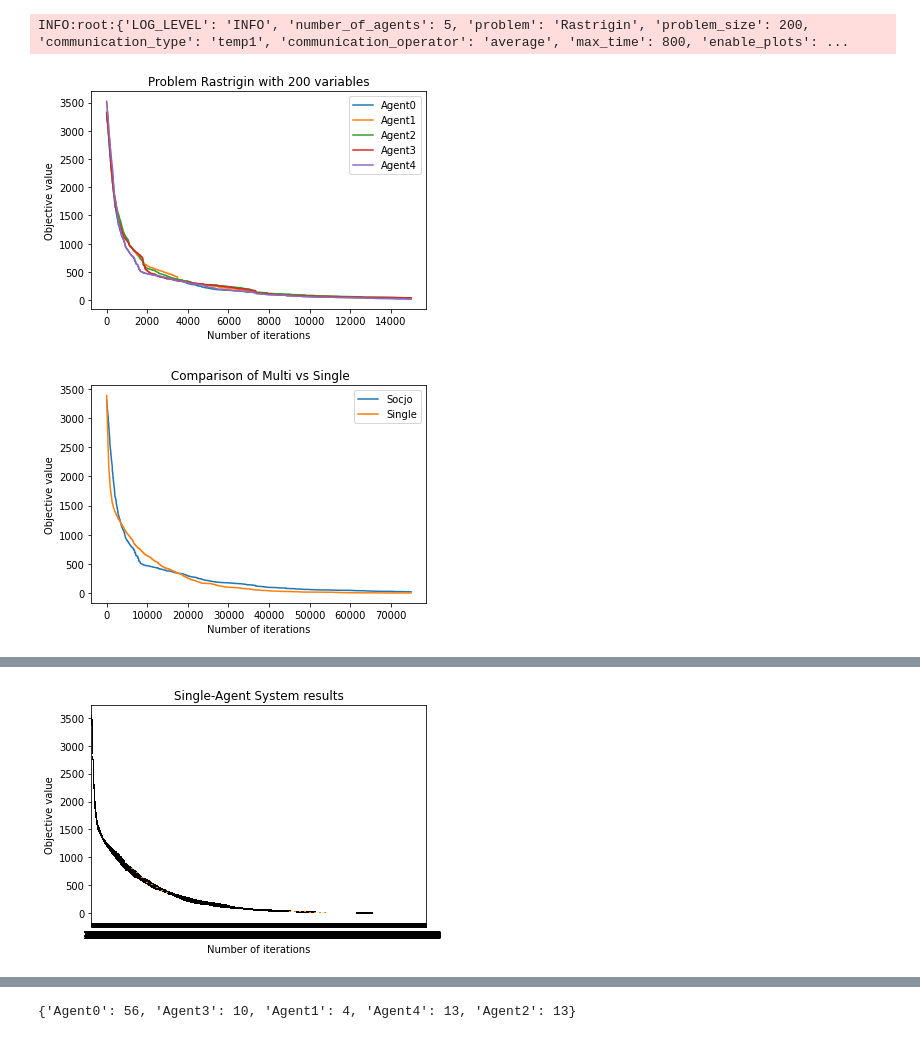
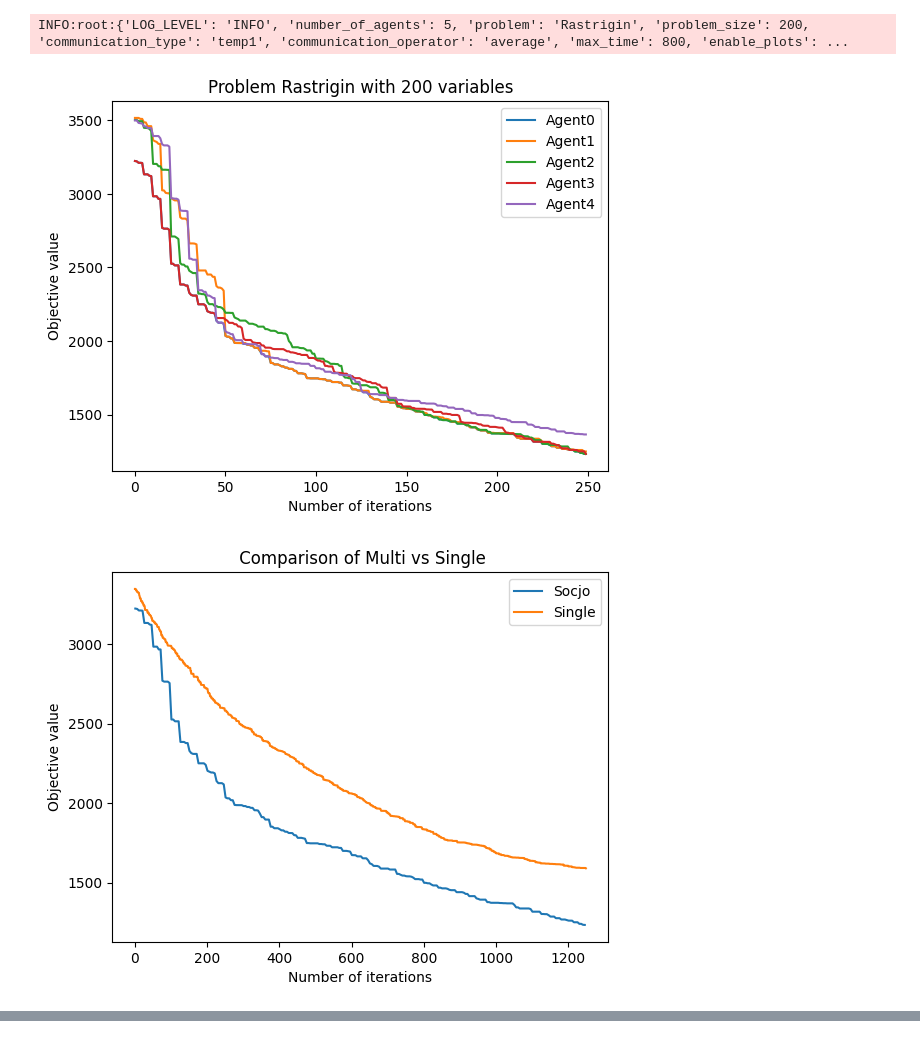
Before and after one commit to KrzysztofCzech/Algorytm-stadny, a Jupyter notebook: src/test.ipynb, the cells around one changed output, grey strips where cells are left out. Cells and saved outputs as stored; diff of their text form; code cells hidden in the pictures.

```diff
--- a/src/test.ipynb
+++ b/src/test.ipynb
@@ -12,33 +12,33 @@ with open("config.json","r") as f:
     settings = Settings(f)
 
 logging.basicConfig(level=settings.log_level)
 logging.info(settings.json_settings)
 config = settings.decodeAgentsData()
 
 
 Agents, Agent_Reference = create_agents_float_solution(config)
 
 runner = MultiAgentRunner(agents= Agents, agent_single= Agent_Reference)
 
 
 
 Statistic_runner = StatisticRunner(runner)
 run_next = True
 runs = 0
 # while run_next:
 
 
-Statistic_runner.run_an_collect_data(no_runs = 3, cycles=600 , cycle_iter=25, num_of_comm=2 )
+Statistic_runner.run_an_collect_data(no_runs = 2, cycles=600 , cycle_iter=30, num_of_comm=3 )
 # passed_time = (time() - time1)/60
 # runs += 1
 # if (settings.maxtime - passed_time ) <  passed_time/runs*1.2:
 #     run_next = False
 # logging.info(f"Passed time : {passed_time}")
 
 # Statistic_runner.save_progres()
 if settings.enable_plots:
     Statistic_runner.plot()
 # %% [output]
 INFO:root:{'LOG_LEVEL': 'INFO', 'number_of_agents': 5, 'problem': 'Rastrigin', 'problem_size': 200, 'communication_type': 'temp1', 'communication_operator': 'average', 'max_time': 800, 'enable_plots': ...
-[figure, old version]
+[figure, new version]
-[figure, old version]
+[figure, new version]
@@ -50 +49,0 @@ INFO:root:{'LOG_LEVEL': 'INFO', 'number_of_agents': 5, 'problem': 'Rastrigin', '
-[figure, removed]
@@ -52,4 +49,0 @@ INFO:root:{'LOG_LEVEL': 'INFO', 'number_of_agents': 5, 'problem': 'Rastrigin', '
-# %%
-print(Statistic_runner.Executor.get_agents()[0].trust_dict)
-# %% [output]
-{'Agent0': 56, 'Agent3': 10, 'Agent1': 4, 'Agent4': 13, 'Agent2': 13}
```
Also changed, not shown: parts of 2 cells of this notebook, 9 other files.
